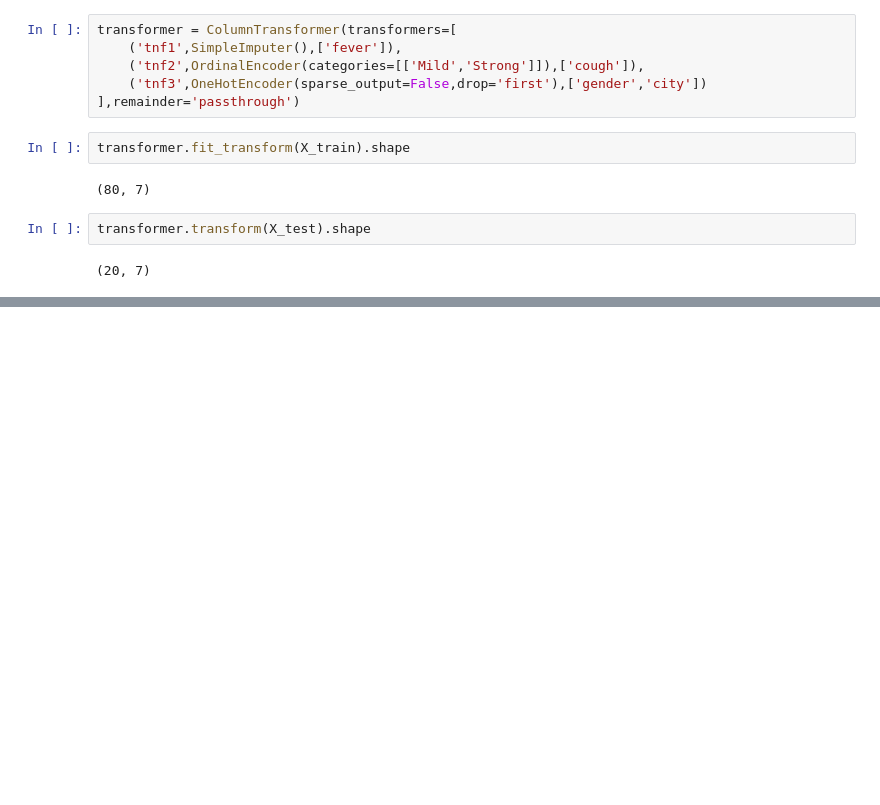
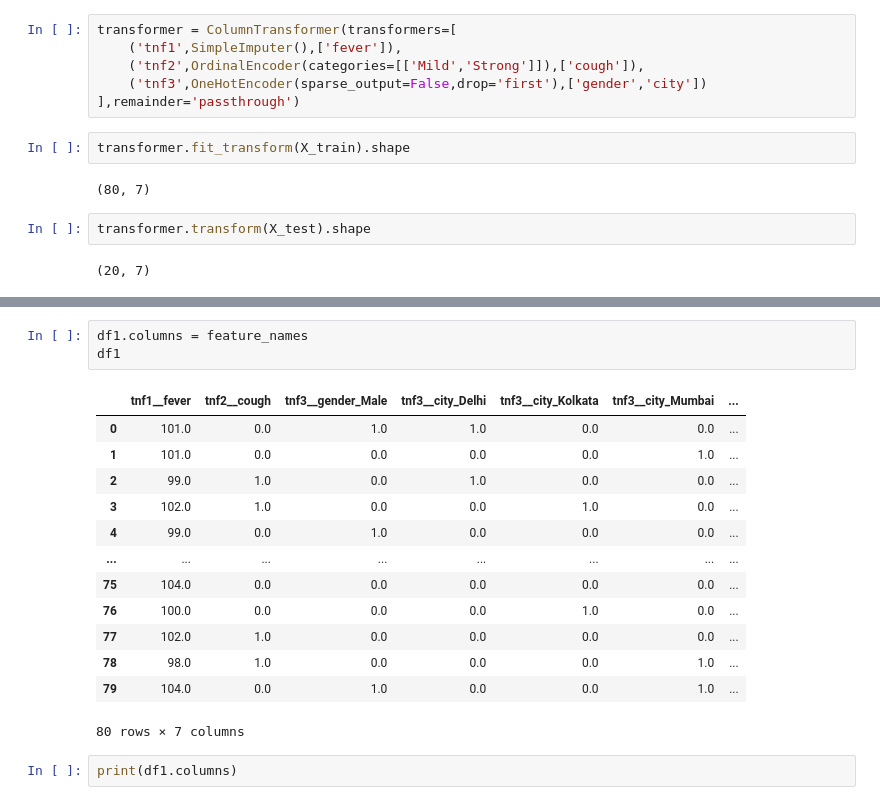
Before and after one commit to adas754/mle, a Jupyter notebook: COLUMN_transformer.ipynb, the cells around one changed output, grey strips where cells are left out. Cells and saved outputs as stored; diff of their text form; blank space fills up the shorter version.

```diff
--- a/COLUMN_transformer.ipynb
+++ b/COLUMN_transformer.ipynb
@@ -122,0 +163,19 @@ transformer.transform(X_test).shape
+# %%
+df1.columns = feature_names
+df1
+# %% [output]
+|  | tnf1__fever | tnf2__cough | tnf3__gender_Male | tnf3__city_Delhi | tnf3__city_Kolkata | tnf3__city_Mumbai | ... |
+| 0 | 101.0 | 0.0 | 1.0 | 1.0 | 0.0 | 0.0 | ... |
+| 1 | 101.0 | 0.0 | 0.0 | 0.0 | 0.0 | 1.0 | ... |
+| 2 | 99.0 | 1.0 | 0.0 | 1.0 | 0.0 | 0.0 | ... |
+| 3 | 102.0 | 1.0 | 0.0 | 0.0 | 1.0 | 0.0 | ... |
+| 4 | 99.0 | 0.0 | 1.0 | 0.0 | 0.0 | 0.0 | ... |
+| ... | ... | ... | ... | ... | ... | ... | ... |
+| 75 | 104.0 | 0.0 | 0.0 | 0.0 | 0.0 | 0.0 | ... |
+| 76 | 100.0 | 0.0 | 0.0 | 0.0 | 1.0 | 0.0 | ... |
+| 77 | 102.0 | 1.0 | 0.0 | 0.0 | 0.0 | 0.0 | ... |
+| 78 | 98.0 | 1.0 | 0.0 | 0.0 | 0.0 | 1.0 | ... |
+| 79 | 104.0 | 0.0 | 1.0 | 0.0 | 0.0 | 1.0 | ... |
+80 rows × 7 columns
+# %%
+print(df1.columns)
```
Also changed, not shown: parts of 7 cells of this notebook.
